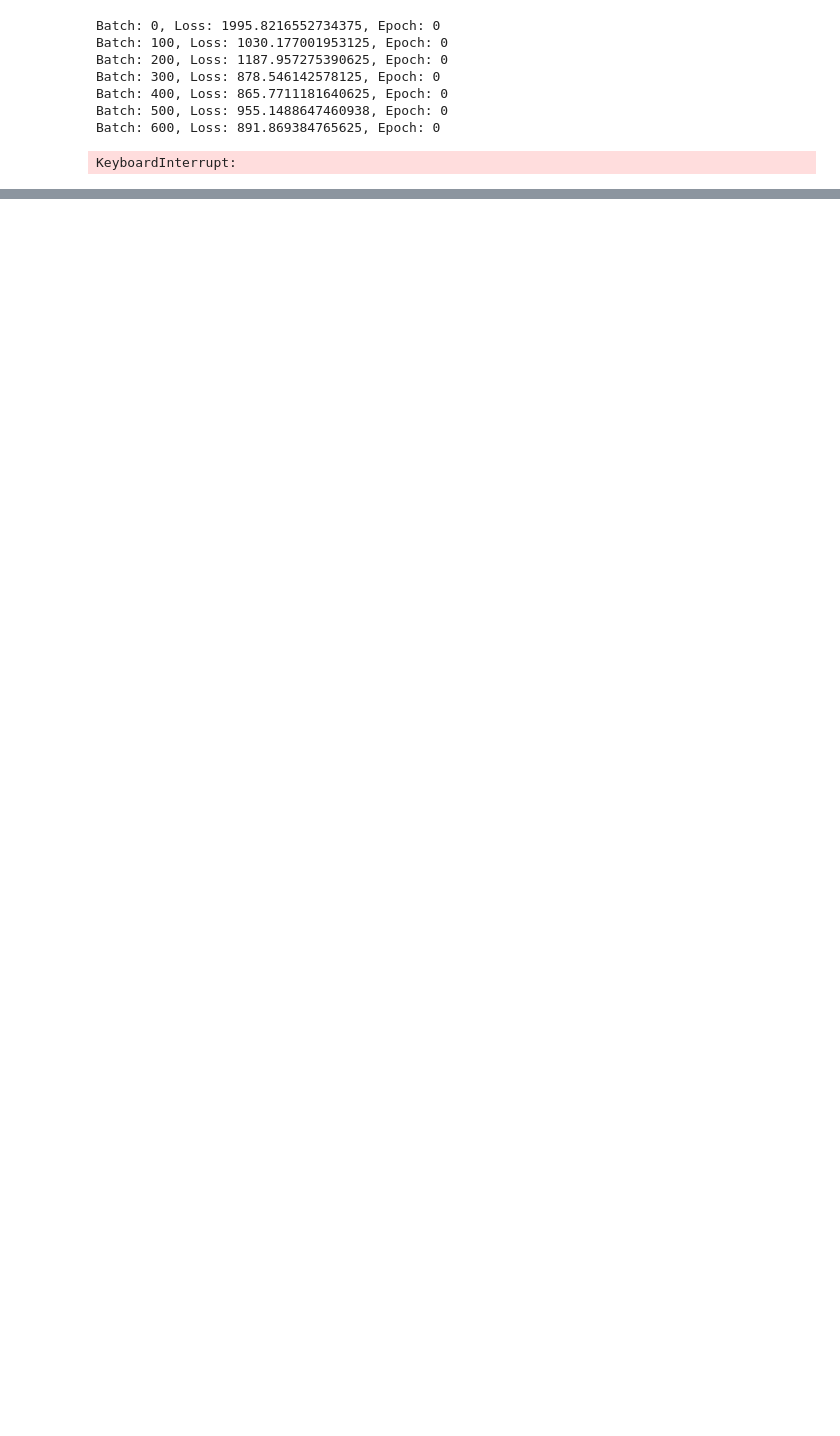
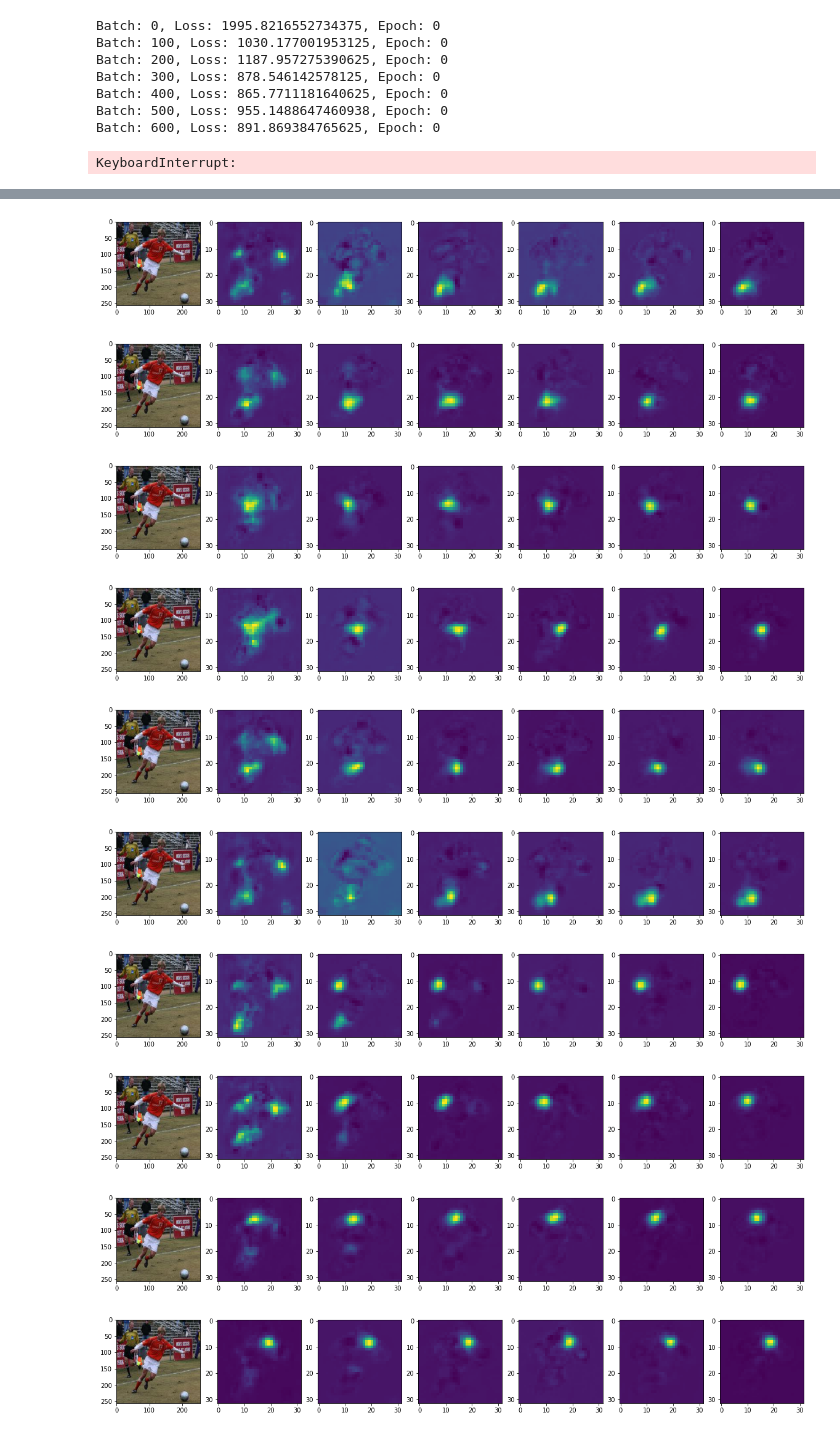
Before and after one commit to VaibhavYadav/human_pose, a Jupyter notebook: cpm.ipynb, the cells around one changed output, grey strips where cells are left out. Saved outputs shown, nothing was run; the diff lists cells and outputs as text; code cells hidden in the pictures; blank space fills up the shorter version.

```diff
--- a/cpm.ipynb
+++ b/cpm.ipynb
@@ -95,0 +98,16 @@ show_pose_from_hmap(test_image, test_predictions[5].squeeze()[:14,:,:].cpu().det
+# %%
+import matplotlib.pyplot as plt
+for i in range(15):
+    show_hmap_cpm(test_image, test_predictions, i)
+    plt.savefig('test{}_hmap.png'.format(i+1), dpi=72, bbox_inches='tight')
+# %% [output]
+[figure, added]
+[figure, added]
+[figure, added]
+[figure, added]
+[figure, added]
+[figure, added]
+[figure, added]
+[figure, added]
+[figure, added]
+[figure, added]
```
Also changed, not shown: parts of 4 cells of this notebook, 4 other files.
